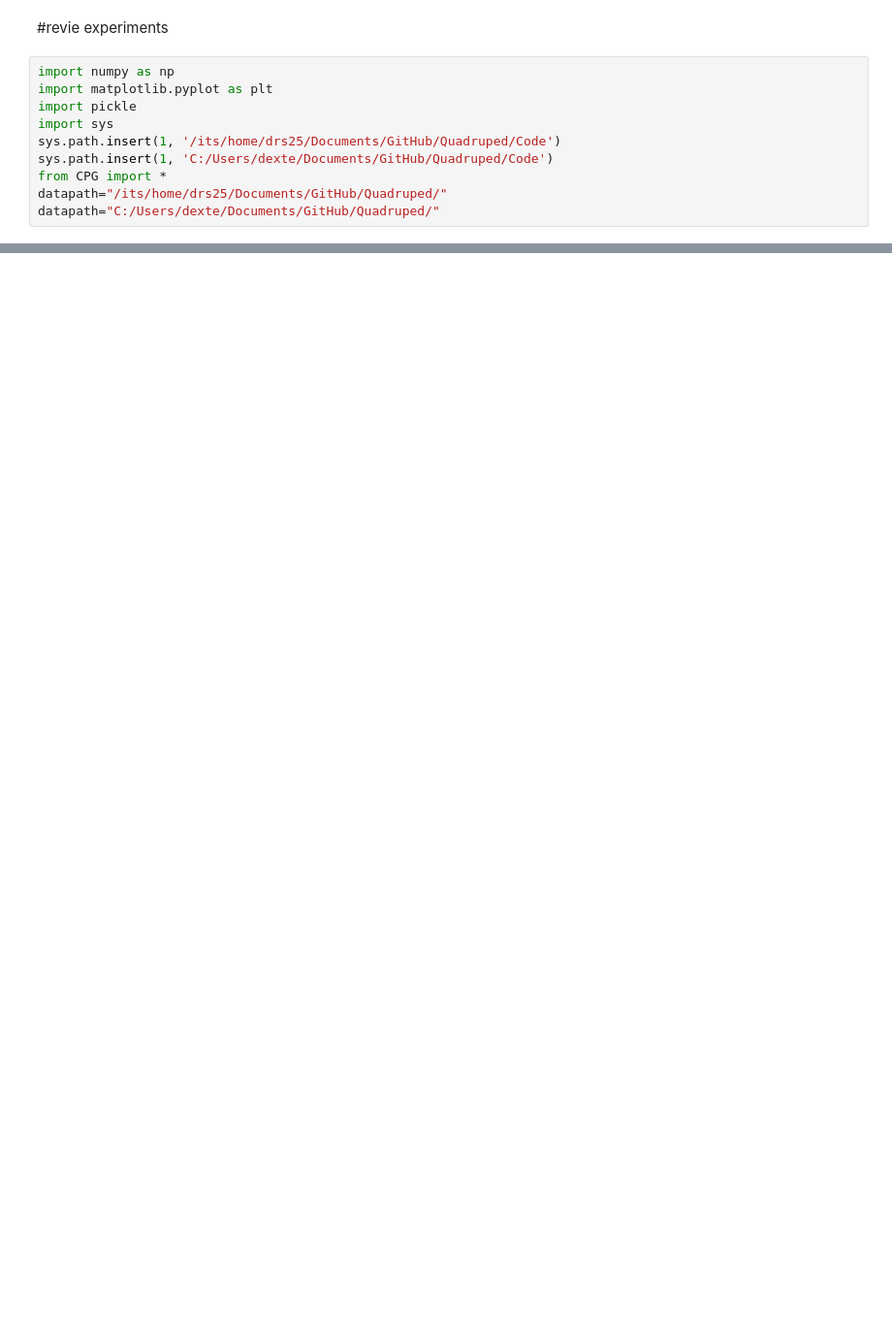
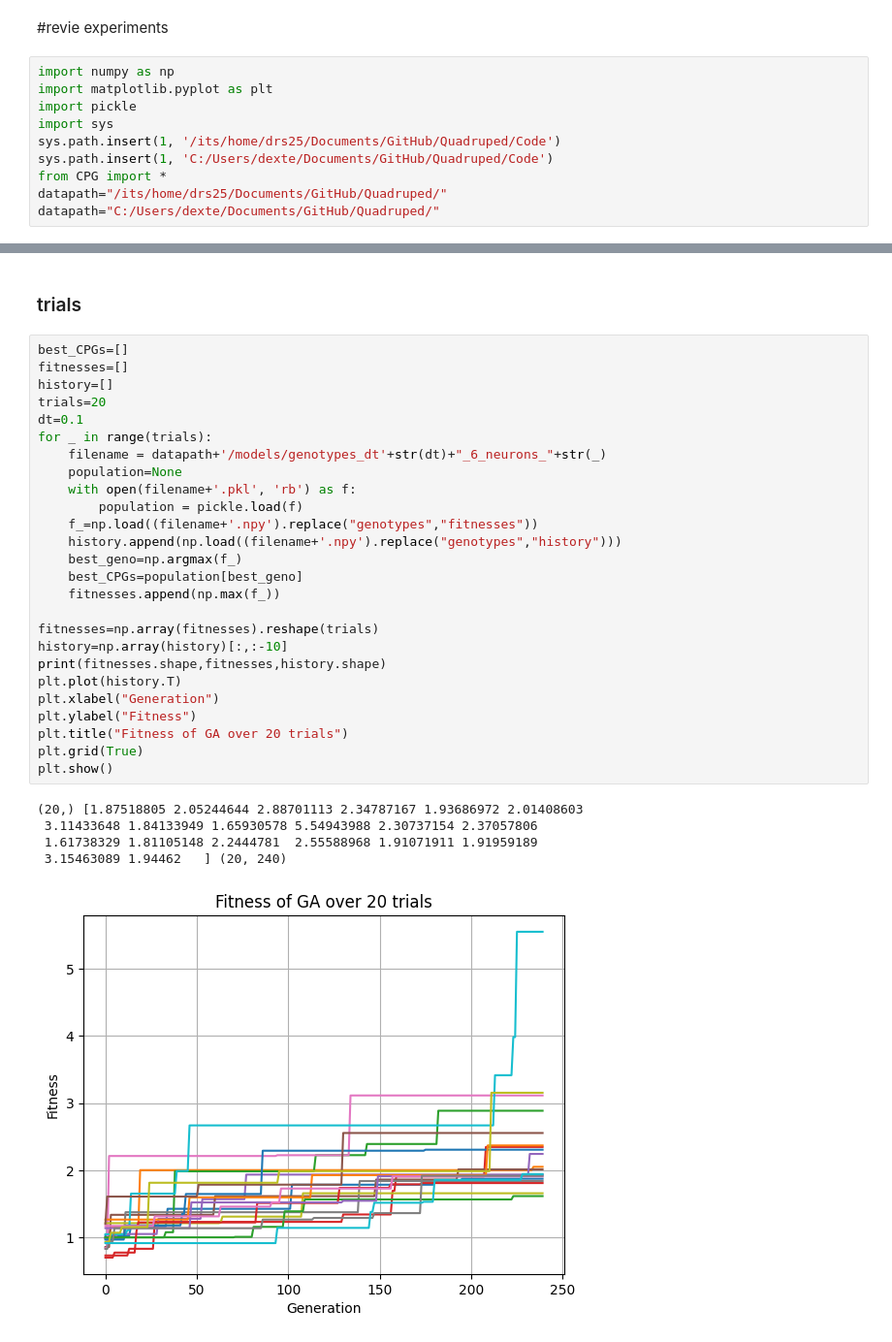
Before and after one commit to shepai/Quadruped, a Jupyter notebook: Code/GAs/revie.ipynb, the cells around one changed output, grey strips where cells are left out. Shown: that part at 97% size. Saved outputs shown, nothing was run; the diff lists cells and outputs as text; blank space fills up the shorter version.

```diff
--- a/Code/GAs/revie.ipynb
+++ b/Code/GAs/revie.ipynb
@@ -46,0 +51,34 @@ plt.show()
+# %% [markdown]
+### trials
+# %%
+best_CPGs=[]
+fitnesses=[]
+history=[]
+trials=20
+dt=0.1
+for _ in range(trials):
+    filename = datapath+'/models/genotypes_dt'+str(dt)+"_6_neurons_"+str(_)
+    population=None
+    with open(filename+'.pkl', 'rb') as f:
+        population = pickle.load(f)
+    f_=np.load((filename+'.npy').replace("genotypes","fitnesses"))
+    history.append(np.load((filename+'.npy').replace("genotypes","history")))
+    best_geno=np.argmax(f_)
+    best_CPGs=population[best_geno]
+    fitnesses.append(np.max(f_))
+
+fitnesses=np.array(fitnesses).reshape(trials)
+history=np.array(history)[:,:-10]
+print(fitnesses.shape,fitnesses,history.shape)
+plt.plot(history.T)
+plt.xlabel("Generation")
+plt.ylabel("Fitness")
+plt.title("Fitness of GA over 20 trials")
+plt.grid(True)
+plt.show()
+# %% [output]
+(20,) [1.87518805 2.05244644 2.88701113 2.34787167 1.93686972 2.01408603
+ 3.11433648 1.84133949 1.65930578 5.54943988 2.30737154 2.37057806
+ 1.61738329 1.81105148 2.2444781  2.55588968 1.91071911 1.91959189
+ 3.15463089 1.94462   ] (20, 240)
+[figure, added]
```
Also changed, not shown: parts of 8 cells of this notebook, 3 other files.
